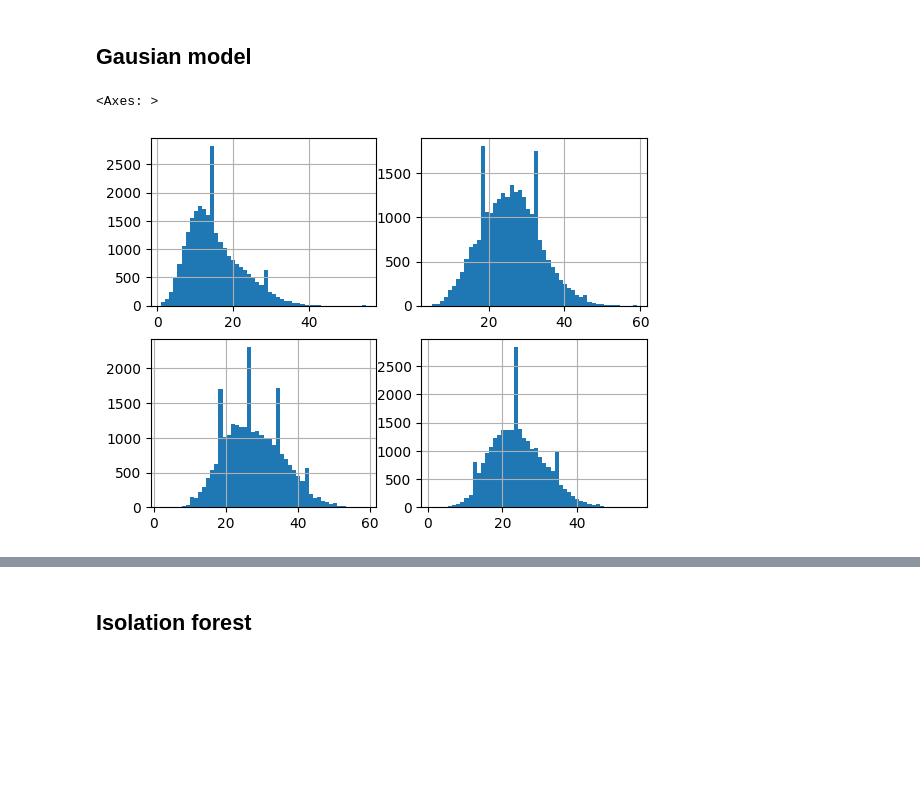
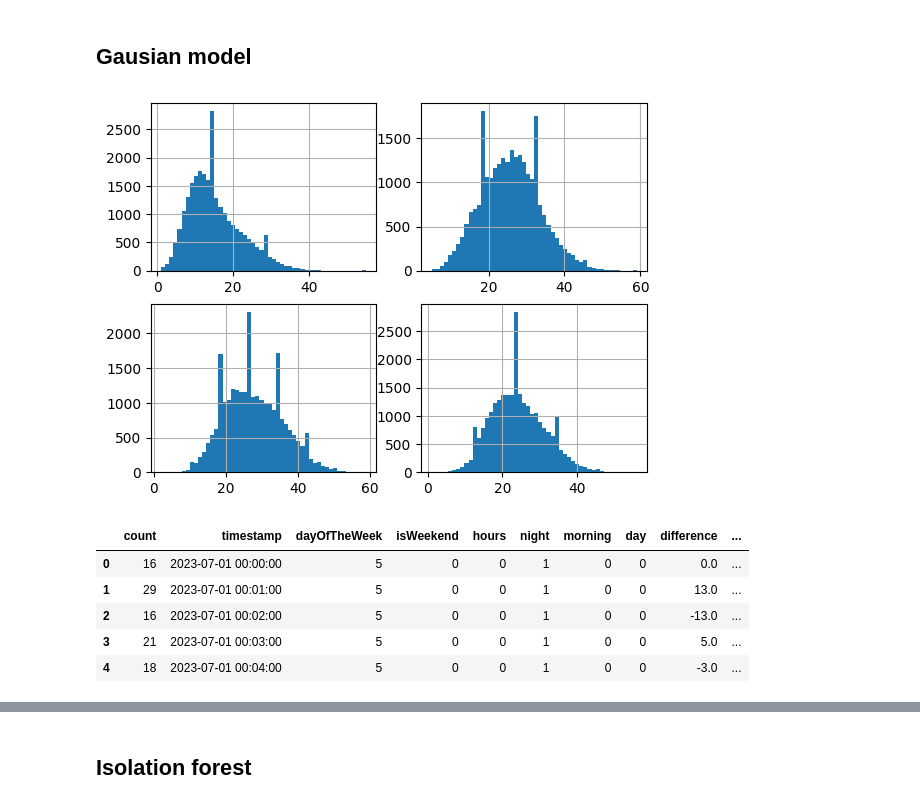
Before and after one commit to AndreyLebedinskiy/CourseProjectYear3, a Jupyter notebook: Models.ipynb, the cells around one changed output, grey strips where cells are left out. Saved outputs shown, nothing was run; the diff lists cells and outputs as text; code cells hidden in the pictures; blank space fills up the shorter version.

```diff
--- a/Models.ipynb
+++ b/Models.ipynb
@@ -162,7 +173,6 @@ plt.show()
 # %%
 #for easier observation
 df_restricted = df_combined.loc[df_combined['count'] < 60]
-
 night = df_restricted.loc[df_restricted['night'] == 1, 'count']
 morning = df_restricted.loc[df_restricted['morning'] == 1, 'count']
 day = df_restricted.loc[df_restricted['day'] == 1, 'count']
@@ -173,6 +183,56 @@ night.hist(ax=axs[0,0],bins=50)
 morning.hist(ax=axs[0,1],bins=50)
 day.hist(ax=axs[1,0],bins=50)
 evening.hist(ax=axs[1,1],bins=50)
+night.set_title("night")
+morning.set_title("morning")
+day.set_title("day")
+evening.set_title("evening")
+
+#actual data
+night = df_combined.loc[df_combined['night'] == 1, 'count']
+morning = df_combined.loc[df_combined['morning'] == 1, 'count']
+day = df_combined.loc[df_combined['day'] == 1, 'count']
+evening = df_combined.loc[(df_combined['night'] + df_combined['morning'] + df_combined['day'] == 0), 'count']
 # %% [output]
-<Axes: >
 [figure]
+# %%
+envelope =  EllipticEnvelope(contamination = anom_proportion, random_state = 42)
+night_stand = night.values.reshape(-1,1)
+envelope.fit(night_stand)
+night = pd.DataFrame(night)
+night['deviation'] = envelope.decision_function(night_stand)
+night['anomaly'] = envelope.predict(night_stand)
+
+envelope =  EllipticEnvelope(contamination = anom_proportion, random_state = 42)
+morning_stand = morning.values.reshape(-1,1)
+envelope.fit(morning_stand)
+morning = pd.DataFrame(morning)
+morning['deviation'] = envelope.decision_function(morning_stand)
+morning['anomaly'] = envelope.predict(morning_stand)
+
+envelope =  EllipticEnvelope(contamination = anom_proportion, random_state = 42)
+day_stand = day.values.reshape(-1,1)
+envelope.fit(day_stand)
+day = pd.DataFrame(day)
+day['deviation'] = envelope.decision_function(day_stand)
+day['anomaly'] = envelope.predict(day_stand)
+
+envelope =  EllipticEnvelope(contamination = anom_proportion, random_state = 42)
+evening_stand = evening.values.reshape(-1,1)
+envelope.fit(evening_stand)
+evening = pd.DataFrame(evening)
+evening['deviation'] = envelope.decision_function(evening_stand)
+evening['anomaly'] = envelope.predict(evening_stand)
+# %%
+# add the data to the main
+df_gausian = pd.concat([night, morning, day, evening])
+df_gausian["anomaly"] = df_gausian["anomaly"].apply(lambda x: 0 if x == 1 else 1)
+df_combined["GausianAnomaly"] = df_gausian["anomaly"]
+df_combined.head()
+# %% [output]
+|  | count | timestamp | dayOfTheWeek | isWeekend | hours | night | morning | day | difference | ... |
+| 0 | 16 | 2023-07-01 00:00:00 | 5 | 0 | 0 | 1 | 0 | 0 | 0.0 | ... |
+| 1 | 29 | 2023-07-01 00:01:00 | 5 | 0 | 0 | 1 | 0 | 0 | 13.0 | ... |
+| 2 | 16 | 2023-07-01 00:02:00 | 5 | 0 | 0 | 1 | 0 | 0 | -13.0 | ... |
+| 3 | 21 | 2023-07-01 00:03:00 | 5 | 0 | 0 | 1 | 0 | 0 | 5.0 | ... |
+| 4 | 18 | 2023-07-01 00:04:00 | 5 | 0 | 0 | 1 | 0 | 0 | -3.0 | ... |
```
Also changed, not shown: parts of 8 cells of this notebook.
